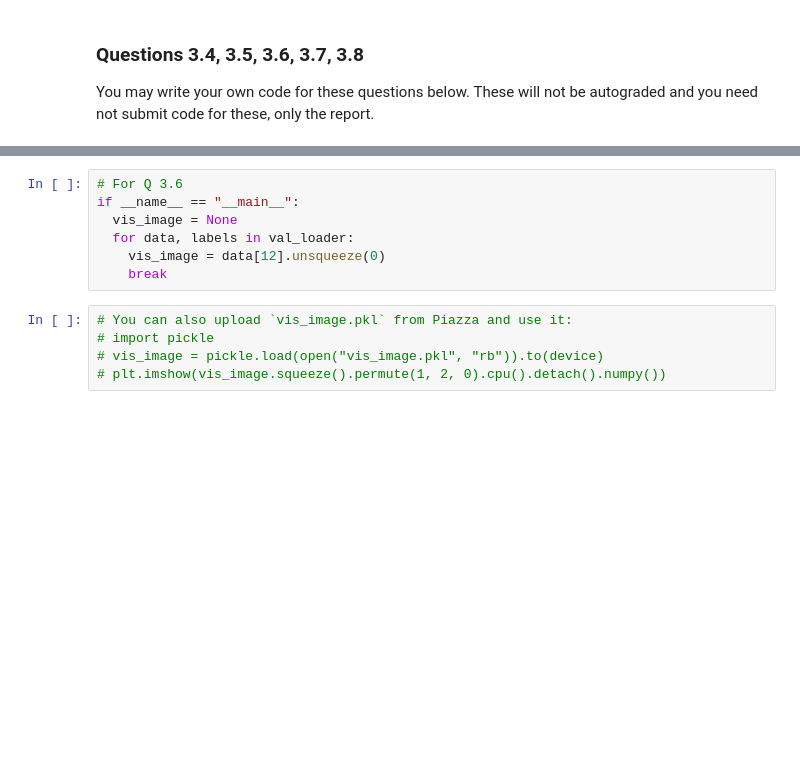
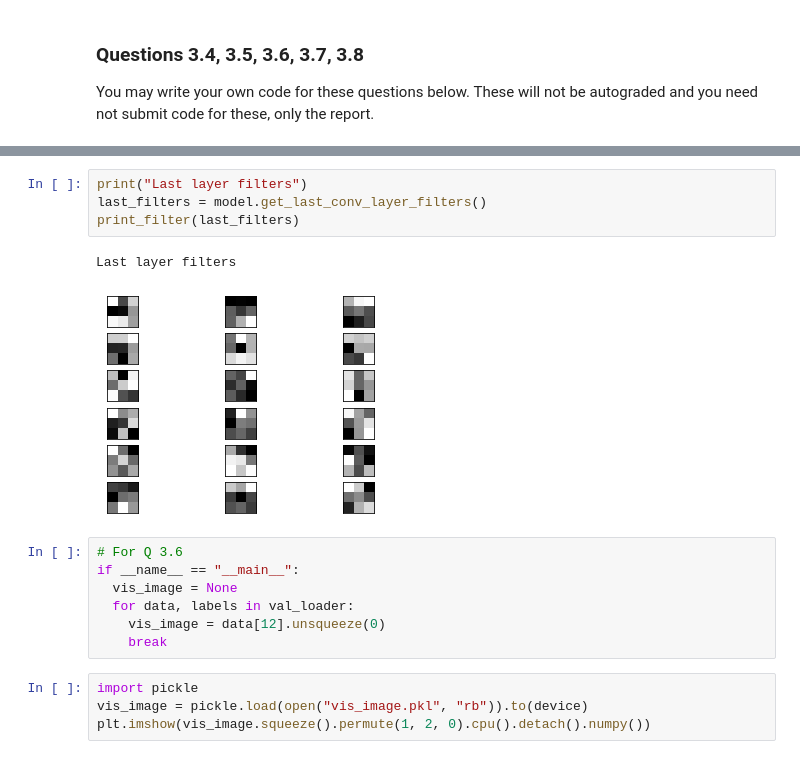
Before and after one commit to LatentDream/deep-learning, a Jupyter notebook: Assignment_1/solution.ipynb, the cells around one changed output, grey strips where cells are left out. Saved outputs shown, nothing was run; the diff lists cells and outputs as text; blank space fills up the shorter version.

```diff
--- a/Assignment_1/solution.ipynb
+++ b/Assignment_1/solution.ipynb
@@ -1023,3 +1085,10 @@ You may write your own code for these questions below. These will not be autogra
+# %%
+print("Last layer filters")
+last_filters = model.get_last_conv_layer_filters()
+print_filter(last_filters)
+# %% [output]
+Last layer filters
+[figure, added]
 # %%
 # For Q 3.6
 if __name__ == "__main__":
@@ -1028,8 +1097,7 @@ if __name__ == "__main__":
     vis_image = data[12].unsqueeze(0)
     break
 # %%
-# You can also upload `vis_image.pkl` from Piazza and use it:
-# import pickle
-# vis_image = pickle.load(open("vis_image.pkl", "rb")).to(device)
-# plt.imshow(vis_image.squeeze().permute(1, 2, 0).cpu().detach().numpy())
+import pickle
+vis_image = pickle.load(open("vis_image.pkl", "rb")).to(device)
+plt.imshow(vis_image.squeeze().permute(1, 2, 0).cpu().detach().numpy())
 # %%
```
Also changed, not shown: parts of 13 cells of this notebook.
